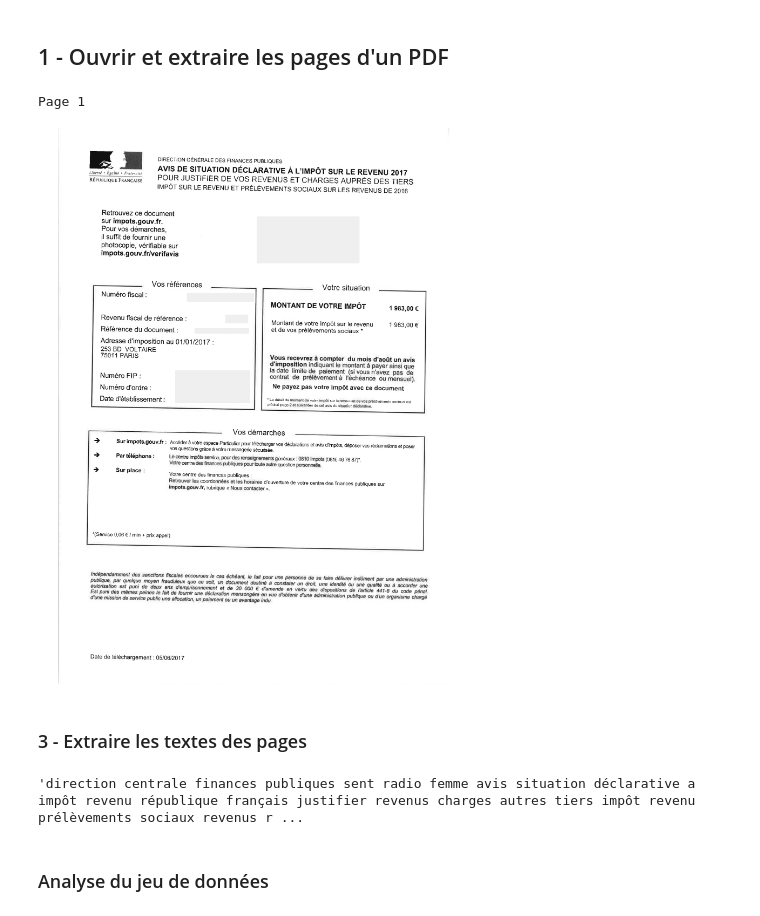
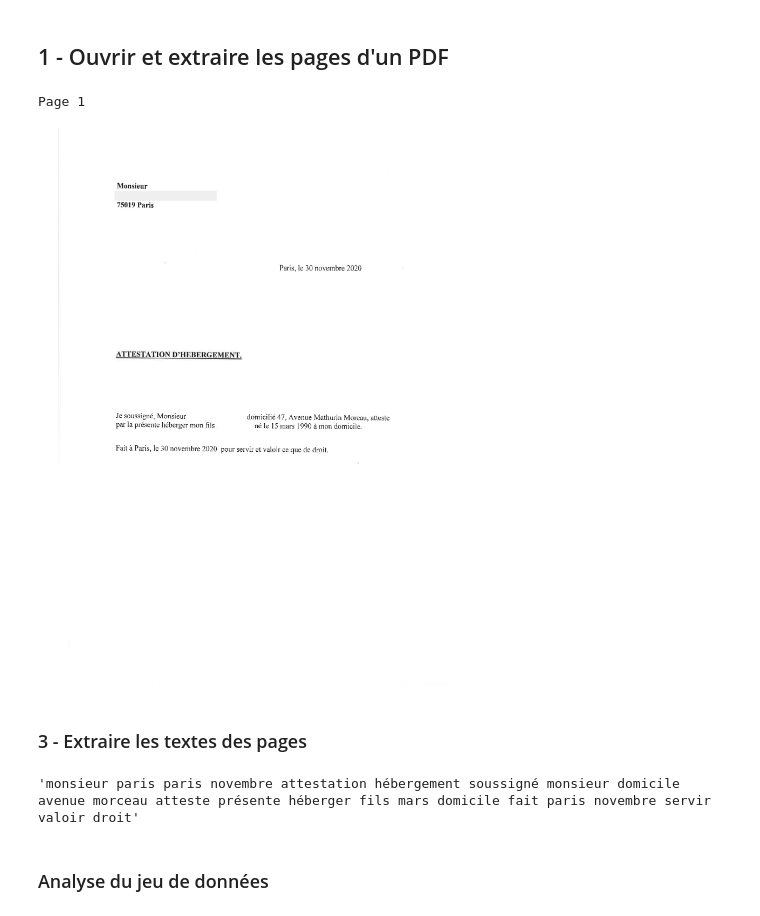
Before and after one commit to Elo-Get/document-classifier, a Jupyter notebook: modele-builder.ipynb, the cells around one changed output. Drawn from its saved outputs; the diff is of its cells as text; code cells hidden in the pictures.

```diff
--- a/modele-builder.ipynb
+++ b/modele-builder.ipynb
@@ -34,13 +33,13 @@ runner = ONNXDocumentClassifier(onnx_model_path="modeles/clf.onnx",
 # %% [markdown]
 ## 1 - Ouvrir et extraire les pages d'un PDF
 # %%
-document_path = 'CNAM/impot-14-rotate_rotated.pdf'
+document_path = 'CNAM/5.pdf'
 
 pages = io.load_pages(document_path, auto_rotate=True)
 doc_vision.display_page(np.array(pages[0]), title=f"Page 1")
 # %% [output]
 Page 1
-[figure, old version]
+[figure, new version]
 # %% [markdown]
 ### 3 - Extraire les textes des pages
 # %%
@@ -49,7 +48,7 @@ cleaned_text = text_cleaner.clean_text(result_txt)
 # %%
 cleaned_text
 # %% [output]
-'direction centrale finances publiques sent radio femme avis situation déclarative a impôt revenu république français justifier revenus charges autres tiers impôt revenu prélèvements sociaux revenus r ...
+'monsieur paris paris novembre attestation hébergement soussigné monsieur domicile avenue morceau atteste présente héberger fils mars domicile fait paris novembre servir valoir droit'
 # %% [markdown]
 ### Analyse du jeu de données
 # %% [markdown]
```
Also changed, not shown: parts of 6 cells of this notebook, 1 other file.
